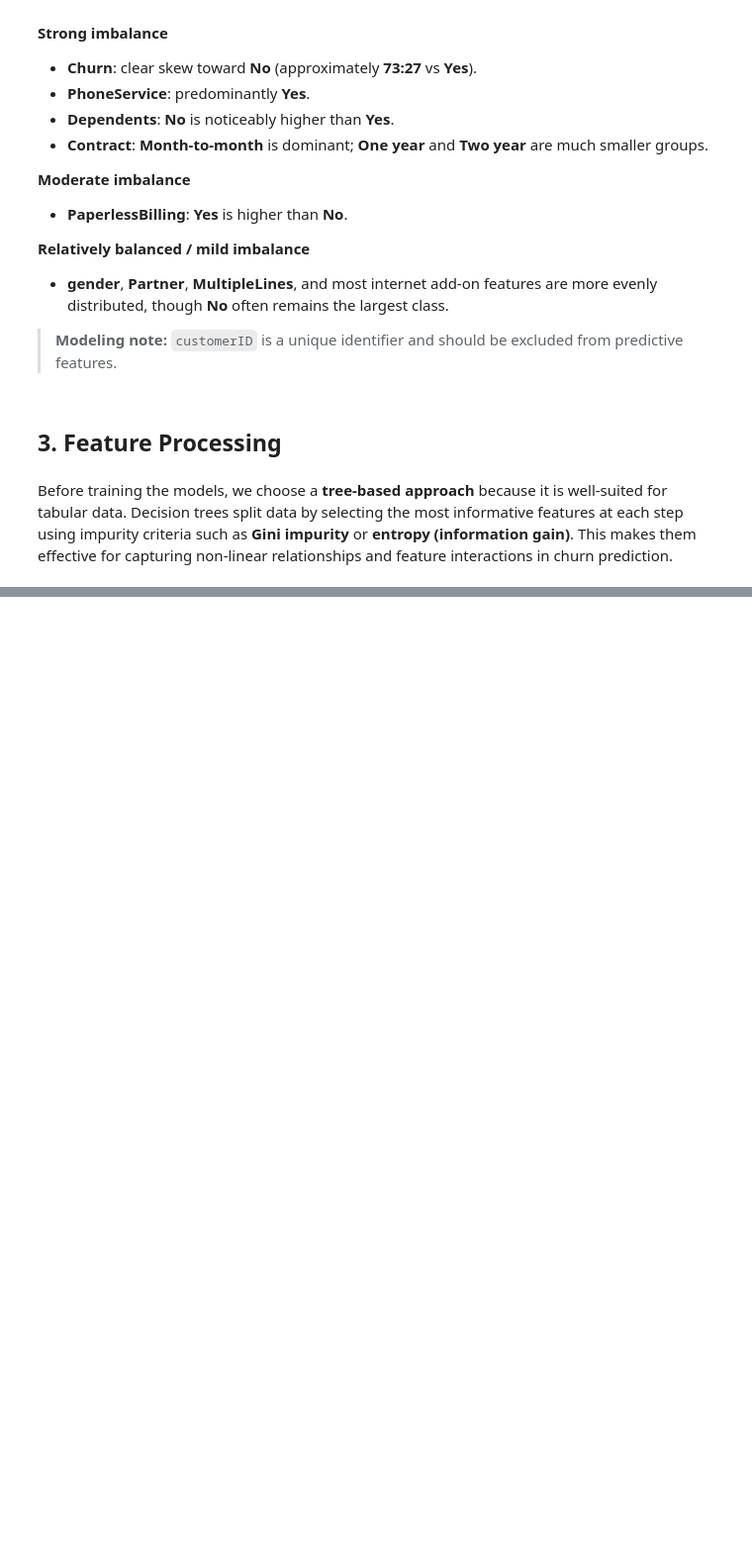
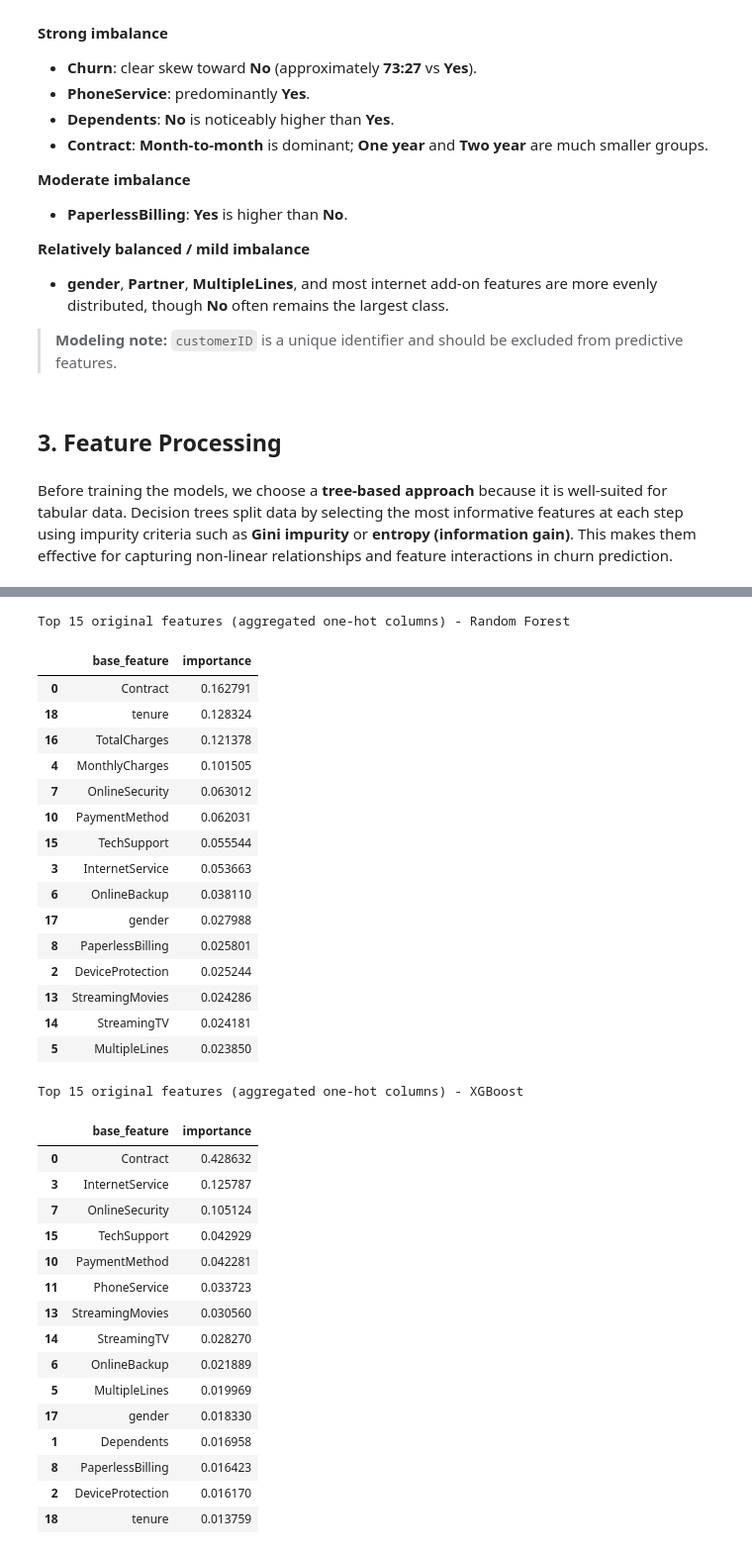
Before and after one commit to bjleee/Customer-Churn-Prediction-System, a Jupyter notebook: notebooks1.ipynb, the cells around one changed output, grey strips where cells are left out. Shown at 99% size. Cells and saved outputs as stored; diff of their text form; code cells hidden in the pictures; blank space fills up the shorter version.

```diff
--- a/notebooks1.ipynb
+++ b/notebooks1.ipynb
@@ -217,0 +498,63 @@ Before training the models, we choose a **tree-based approach** because it is we
+# %%
+rf_fi_grouped = (
+    rf_fi.assign(
+        base_feature=rf_fi["feature"].apply(
+            lambda x: _map_to_original_feature(x, categorical_cols, numeric_cols)
+        )
+    )
+    .groupby("base_feature", as_index=False)["importance"]
+    .sum()
+    .sort_values("importance", ascending=False)
+)
+
+xgb_fi_grouped = (
+    xgb_fi.assign(
+        base_feature=xgb_fi["feature"].apply(
+            lambda x: _map_to_original_feature(x, categorical_cols, numeric_cols)
+        )
+    )
+    .groupby("base_feature", as_index=False)["importance"]
+    .sum()
+    .sort_values("importance", ascending=False)
+)
+
+print("Top 15 original features (aggregated one-hot columns) - Random Forest")
+display(rf_fi_grouped.head(15))
+
+print("Top 15 original features (aggregated one-hot columns) - XGBoost")
+display(xgb_fi_grouped.head(15))
+# %% [output]
+Top 15 original features (aggregated one-hot columns) - Random Forest
+|  | base_feature | importance |
+| 0 | Contract | 0.162791 |
+| 18 | tenure | 0.128324 |
+| 16 | TotalCharges | 0.121378 |
+| 4 | MonthlyCharges | 0.101505 |
+| 7 | OnlineSecurity | 0.063012 |
+| 10 | PaymentMethod | 0.062031 |
+| 15 | TechSupport | 0.055544 |
+| 3 | InternetService | 0.053663 |
+| 6 | OnlineBackup | 0.038110 |
+| 17 | gender | 0.027988 |
+| 8 | PaperlessBilling | 0.025801 |
+| 2 | DeviceProtection | 0.025244 |
+| 13 | StreamingMovies | 0.024286 |
+| 14 | StreamingTV | 0.024181 |
+| 5 | MultipleLines | 0.023850 |
+Top 15 original features (aggregated one-hot columns) - XGBoost
+|  | base_feature | importance |
+| 0 | Contract | 0.428632 |
+| 3 | InternetService | 0.125787 |
+| 7 | OnlineSecurity | 0.105124 |
+| 15 | TechSupport | 0.042929 |
+| 10 | PaymentMethod | 0.042281 |
+| 11 | PhoneService | 0.033723 |
+| 13 | StreamingMovies | 0.030560 |
+| 14 | StreamingTV | 0.028270 |
+| 6 | OnlineBackup | 0.021889 |
+| 5 | MultipleLines | 0.019969 |
+| 17 | gender | 0.018330 |
+| 1 | Dependents | 0.016958 |
+| 8 | PaperlessBilling | 0.016423 |
+| 2 | DeviceProtection | 0.016170 |
+| 18 | tenure | 0.013759 |
```
Also changed, not shown: parts of 19 cells of this notebook.
